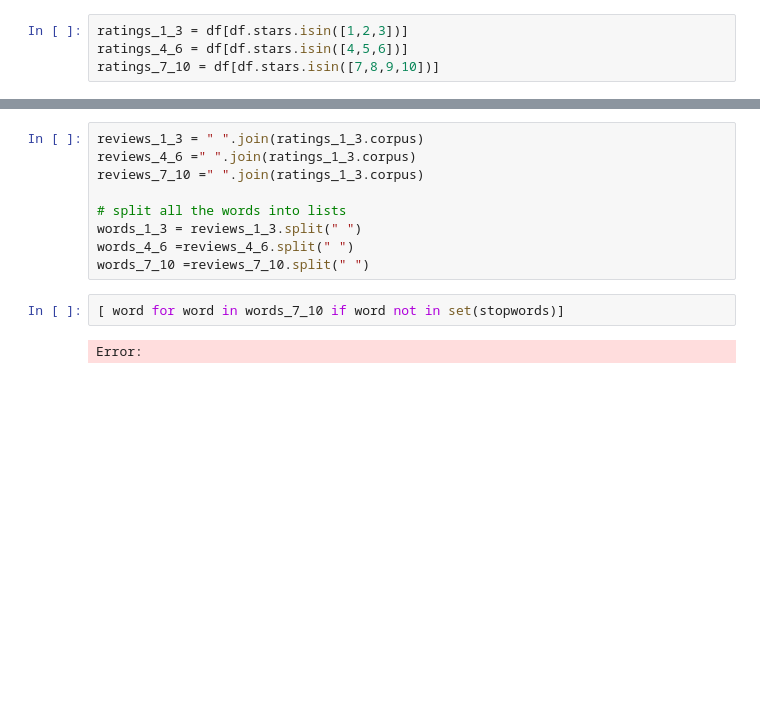
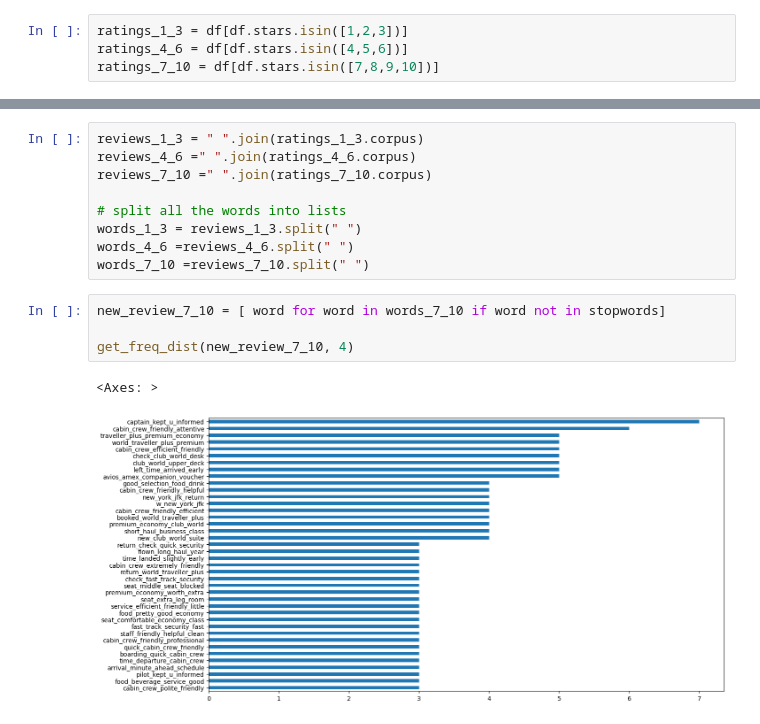
Before and after one commit to Ibeabuchi1/BA_internship, a Jupyter notebook: eda/eda_review.ipynb, the cells around one changed output, grey strips where cells are left out. Cells and saved outputs as stored; diff of their text form; blank space fills up the shorter version.

```diff
--- a/eda/eda_review.ipynb
+++ b/eda/eda_review.ipynb
@@ -336,14 +310,17 @@ ratings_1_3[:5]
 | 6 | ✅ trip verified | late boarding l... | united kingdom | 2023-08-05 | 1.0 | True | late boarding led one hour flight... |
 # %%
 reviews_1_3 = " ".join(ratings_1_3.corpus)
-reviews_4_6 =" ".join(ratings_1_3.corpus)
-reviews_7_10 =" ".join(ratings_1_3.corpus)
+reviews_4_6 =" ".join(ratings_4_6.corpus)
+reviews_7_10 =" ".join(ratings_7_10.corpus)
 
 # split all the words into lists
 words_1_3 = reviews_1_3.split(" ")
 words_4_6 =reviews_4_6.split(" ")
 words_7_10 =reviews_7_10.split(" ")
 # %%
-[ word for word in words_7_10 if word not in set(stopwords)]
+new_review_7_10 = [ word for word in words_7_10 if word not in stopwords]
+
+get_freq_dist(new_review_7_10, 4)
 # %% [output]
-Error:
+<Axes: >
+[figure, added]
```
Also changed, not shown: parts of 17 cells of this notebook.
